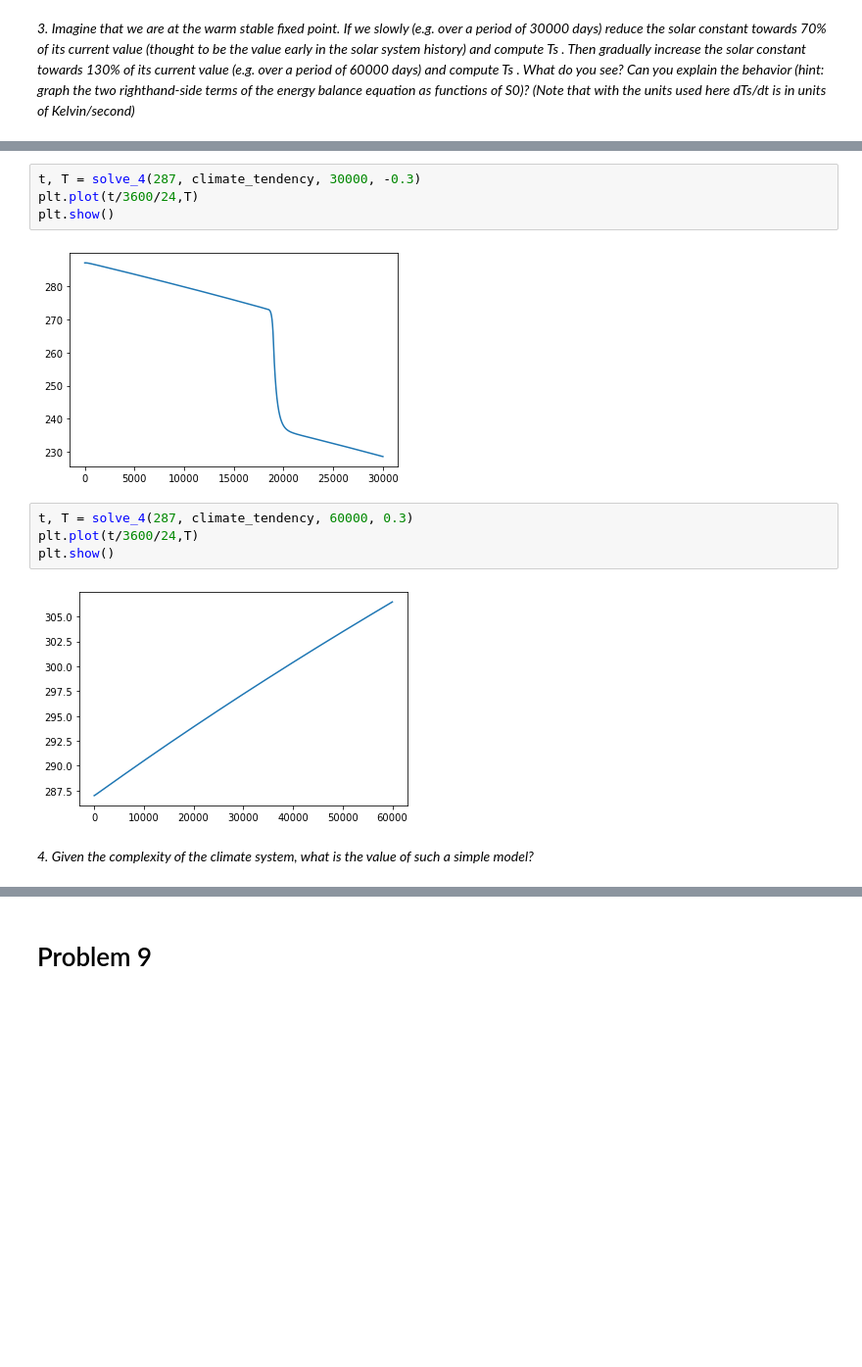
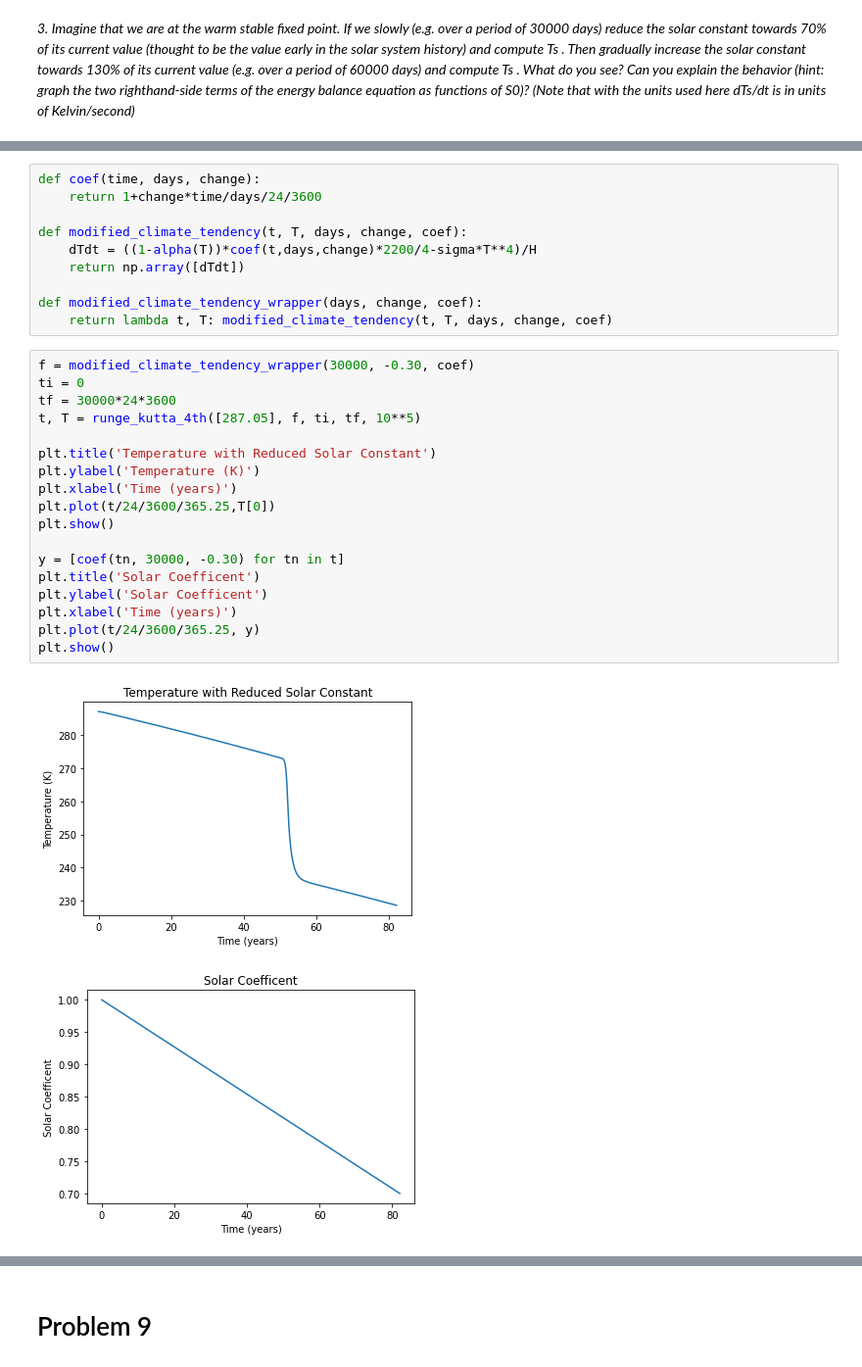
Before and after one commit to bentrey/APMA-E-115, a Jupyter notebook: Assignment 2 Group Work.ipynb, the cells around one changed output, grey strips where cells are left out. Shown: that part at 98% size. Saved outputs shown, nothing was run; the diff lists cells and outputs as text; blank space fills up the shorter version.

```diff
--- a/Assignment 2 Group Work.ipynb
+++ b/Assignment 2 Group Work.ipynb
@@ -140,15 +129,31 @@ def solve_4(T0,func,days,change):
-# %%
-t, T = solve_4(287, climate_tendency, 30000, -0.3)
-plt.plot(t/3600/24,T)
-plt.show()
-# %% [output]
-[figure, removed]
-# %%
-t, T = solve_4(287, climate_tendency, 60000, 0.3)
-plt.plot(t/3600/24,T)
-plt.show()
-# %% [output]
-[figure, removed]
-# %% [markdown]
-<i>4. Given the complexity of the climate system, what is the value of
-such a simple model?</i>
+# %%
+def coef(time, days, change):
+    return 1+change*time/days/24/3600
+
+def modified_climate_tendency(t, T, days, change, coef):
+    dTdt = ((1-alpha(T))*coef(t,days,change)*2200/4-sigma*T**4)/H
+    return np.array([dTdt])
+
+def modified_climate_tendency_wrapper(days, change, coef):
+    return lambda t, T: modified_climate_tendency(t, T, days, change, coef)
+# %%
+f = modified_climate_tendency_wrapper(30000, -0.30, coef)
+ti = 0
+tf = 30000*24*3600
+t, T = runge_kutta_4th([287.05], f, ti, tf, 10**5)
+
+plt.title('Temperature with Reduced Solar Constant')
+plt.ylabel('Temperature (K)')
+plt.xlabel('Time (years)')
+plt.plot(t/24/3600/365.25,T[0])
+plt.show()
+
+y = [coef(tn, 30000, -0.30) for tn in t]
+plt.title('Solar Coefficent')
+plt.ylabel('Solar Coefficent')
+plt.xlabel('Time (years)')
+plt.plot(t/24/3600/365.25, y)
+plt.show()
+# %% [output]
+[figure, added]
+[figure, added]
```
Also changed, not shown: parts of 22 cells of this notebook.
